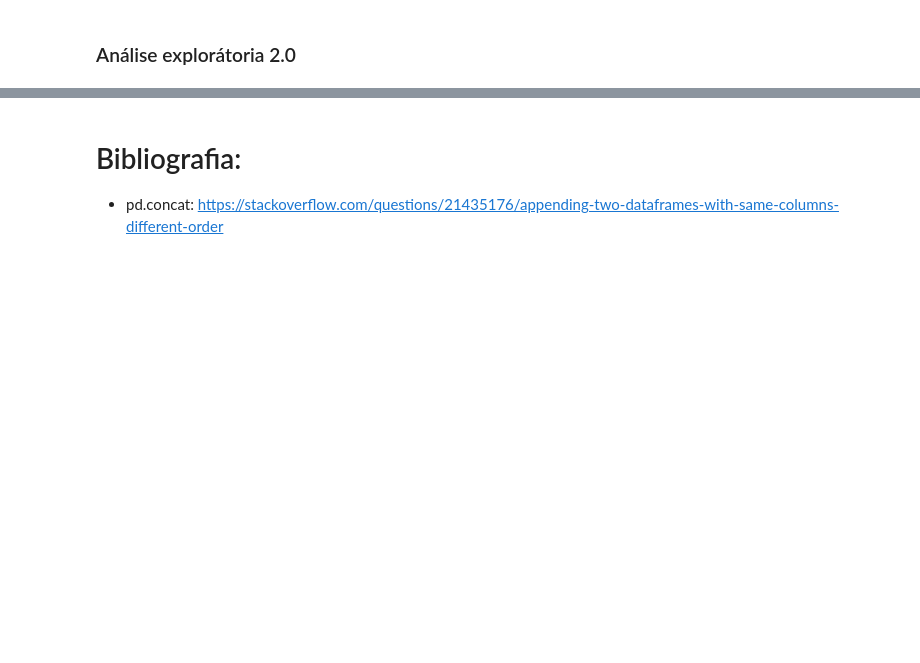
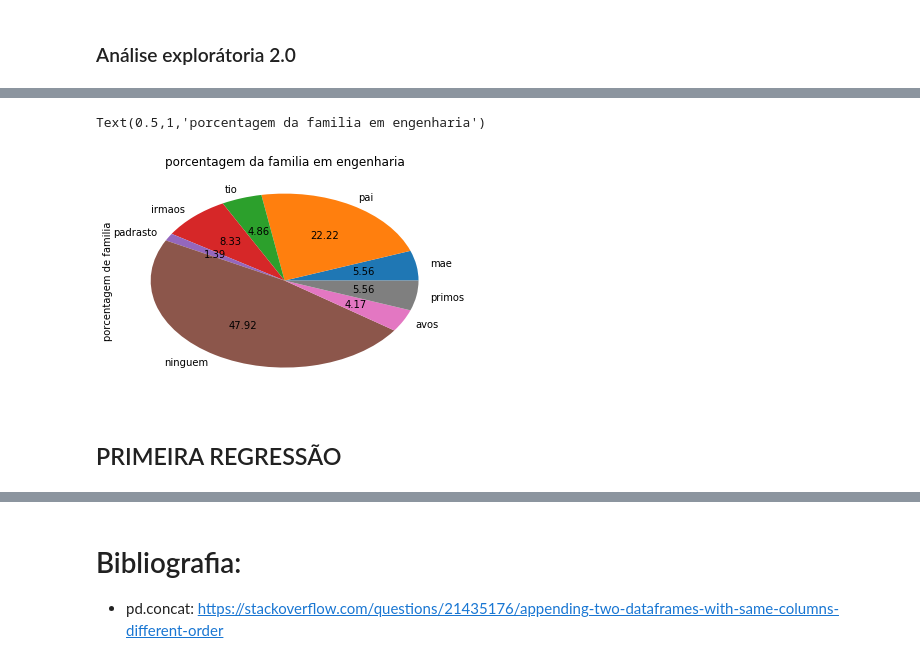
Before and after one commit to BeatrizAlexandre/Projeto_3_CD, a Jupyter notebook: Projeto_3_Beatriz_Alexandre_e_Manuela_Castilla-Copy1.ipynb, the cells around one changed output, grey strips where cells are left out. Drawn from its saved outputs; the diff is of its cells as text; code cells hidden in the pictures; blank space fills up the shorter version.

```diff
--- a/Projeto_3_Beatriz_Alexandre_e_Manuela_Castilla-Copy1.ipynb
+++ b/Projeto_3_Beatriz_Alexandre_e_Manuela_Castilla-Copy1.ipynb
@@ -429,0 +463,3 @@ Text(0.5,1,'Familiares na Engenharia')
+# %%
+ninguem = len(eng[eng['Se SIM na pergunta anterior,  quais familiares?'].str.contains('ninguém', case=False)])
+print(ninguem)
@@ -429,0 +468,3 @@ Text(0.5,1,'Familiares na Engenharia')
+# %%
+avos = len(eng[eng['Se SIM na pergunta anterior,  quais familiares?'].str.contains('avô|avo', case=False)])
+print(avos)
@@ -429,0 +473,3 @@ Text(0.5,1,'Familiares na Engenharia')
+# %%
+primos = len(eng[eng['Se SIM na pergunta anterior,  quais familiares?'].str.contains('primos|prima|primo', case=False)])
+print(primos)
@@ -429,0 +501,27 @@ Text(0.5,1,'Familiares na Engenharia')
+# %%
+pie = []
+pie.append(mae)
+pie.append(pai)
+pie.append(tio)
+pie.append(irmaos)
+pie.append(padrasto)
+pie.append(ninguem)
+pie.append(avos)
+pie.append(primos)
+
+nomes =[]
+nomes.append("mae")
+nomes.append("pai")
+nomes.append("tio")
+nomes.append("irmaos")
+nomes.append("padrasto")
+nomes.append("ninguem")
+nomes.append("avos")
+nomes.append("primos")
+
+pies = pd.DataFrame()
+pies["quem"]= nomes
+pies["porcentagem de familia"] = pie
+
+pies_idx = pies.set_index("quem")
+pies_idx
@@ -429,0 +539,9 @@ Text(0.5,1,'Familiares na Engenharia')
+# %%
+adim = pies_idx["porcentagem de familia"]
+adim.plot(kind="pie", autopct="%.2f", legend=False)
+plt.title("porcentagem da familia em engenharia")
+# %% [output]
+Text(0.5,1,'porcentagem da familia em engenharia')
+[figure, added]
+# %% [markdown]
+## PRIMEIRA REGRESSÃO
```
Also changed, not shown: parts of 44 cells of this notebook, 1 other file.
